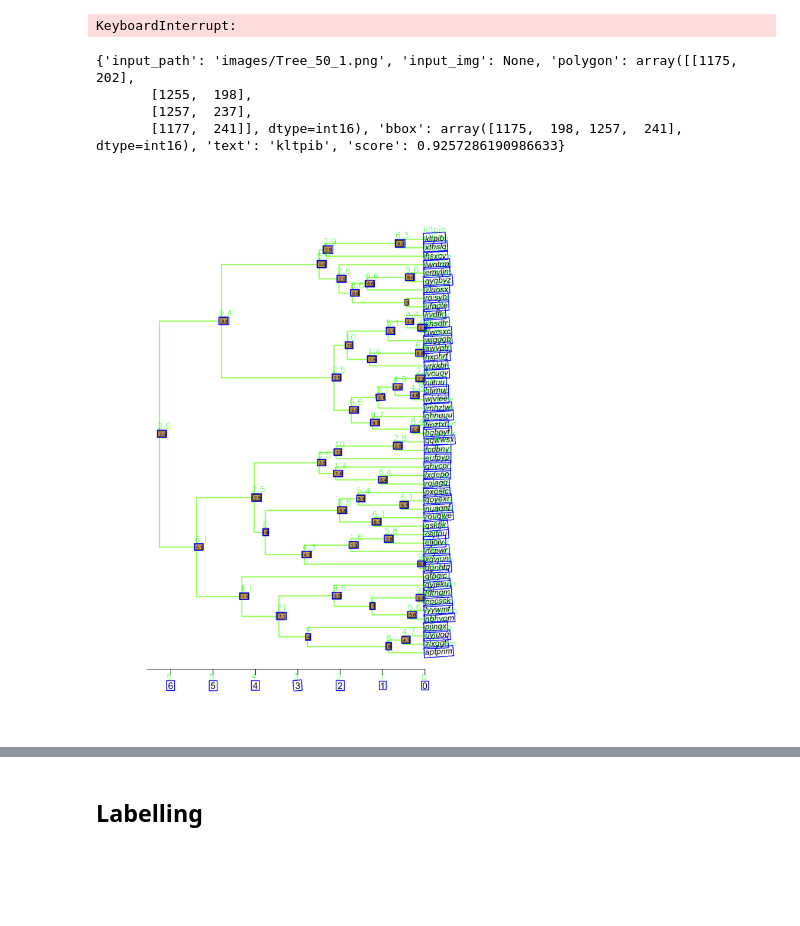
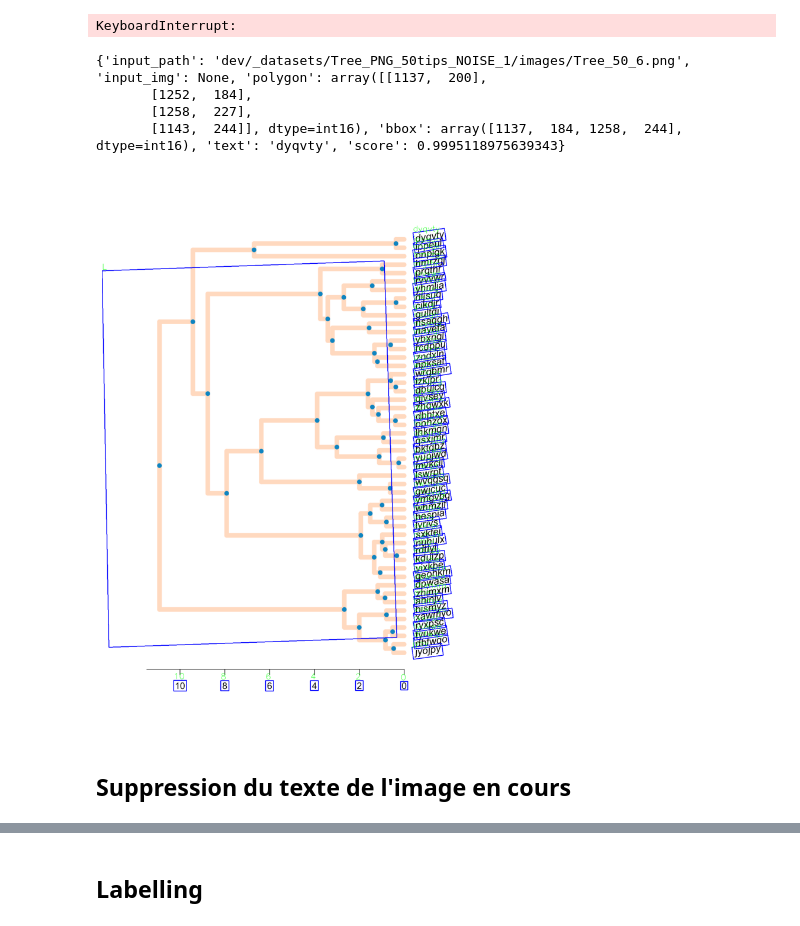
Before and after one commit to BDorian332/ITPT, a Jupyter notebook: dev/_notebooks/label_extraction_paddleocr.ipynb, the cells around one changed output, grey strips where cells are left out. Cells and saved outputs as stored; diff of their text form; code cells hidden in the pictures; blank space fills up the shorter version.

```diff
--- a/dev/_notebooks/label_extraction_paddleocr.ipynb
+++ b/dev/_notebooks/label_extraction_paddleocr.ipynb
@@ -305,10 +307,12 @@ print(f"Nombre total de textes détectés : {len(outputs)}")
 OCR effectué sur 1000 images.
 Nombre total de textes détectés : 79260
 # %%
-with open("ocr_outputs.pkl", "wb") as f:
+with open("dev/_notebooks/label_extraction_paddleocr_outputs/ocr_outputs.pkl", "wb") as f:
+#with open("ocr_outputs.pkl", "wb") as f:
     pickle.dump(outputs, f)
 # %%
-with open("ocr_outputs.pkl", "rb") as f:
+with open("dev/_notebooks/label_extraction_paddleocr_outputs/ocr_outputs.pkl", "rb") as f:
+#with open("ocr_outputs.pkl", "rb") as f:
     outputs = pickle.load(f)
 # %%
 img_names = list(set(os.path.splitext(os.path.basename(item["input_path"]))[0] for item in outputs))
@@ -322,3 +326,12 @@ print(f"Nombre d'éléments après filtrage  : {len(outputs)}")
 # %% [output]
 Nombre d'éléments avant filtrage : 79260
 Nombre d'éléments après filtrage  : 38912
+# %%
+def update_input_paths(outputs, new_base_path):
+    for item in outputs:
+        filename = os.path.basename(item["input_path"])
+        item["input_path"] = os.path.join(new_base_path, filename)
+
+    return outputs
+# %%
+update_input_paths(outputs, "dev/_datasets/Tree_PNG_50tips_NOISE_1/images/")
@@ -331,33 +362,35 @@ for item in tqdm(outputs, desc="Adding images to outputs"):
 # %% [output]
 KeyboardInterrupt:
 # %%
-img_path = "Tree_50_1.png"
+img_path = "Tree_50_6.png"
 img_outputs = [item for item in outputs if img_path in os.path.basename(item["input_path"])]
 
 if not img_outputs:
     print(f"Aucun texte trouvé pour {img_path}")
 else:
     print(img_outputs[0])
 
     img_path = img_outputs[0]["input_path"]
     img_bgr = cv2.imread(img_path)
     if img_bgr is None:
         raise RuntimeError(f"Impossible de lire {img_path}")
     img_show = cv2.cvtColor(img_bgr, cv2.COLOR_BGR2RGB)
 
     plt.figure(figsize=(12, 12))
     for item in img_outputs:
         poly = np.array(item["polygon"], dtype=np.int32)
         text = item["text"]
         cv2.polylines(img_show, [poly], isClosed=True, color=(255, 0, 0), thickness=2)
         x, y = poly[0]
         cv2.putText(img_show, text, (int(x), int(y) - 5), cv2.FONT_HERSHEY_SIMPLEX, 1, (0, 255, 0), 1, cv2.LINE_AA)
     plt.imshow(cv2.cvtColor(img_show, cv2.COLOR_BGR2RGB))
     plt.axis("off")
     plt.show()
 # %% [output]
-{'input_path': 'images/Tree_50_1.png', 'input_img': None, 'polygon': array([[1175,  202],
-       [1255,  198],
-       [1257,  237],
-       [1177,  241]], dtype=int16), 'bbox': array([1175,  198, 1257,  241], dtype=int16), 'text': 'kltpib', 'score': 0.9257286190986633}
+{'input_path': 'dev/_datasets/Tree_PNG_50tips_NOISE_1/images/Tree_50_6.png', 'input_img': None, 'polygon': array([[1137,  200],
+       [1252,  184],
+       [1258,  227],
+       [1143,  244]], dtype=int16), 'bbox': array([1137,  184, 1258,  244], dtype=int16), 'text': 'dyqvty', 'score': 0.9995118975639343}
-[figure, old version]
+[figure, new version]
+# %% [markdown]
+## Suppression du texte de l'image en cours
```
Also changed, not shown: parts of 20 cells of this notebook, 1 other file.
